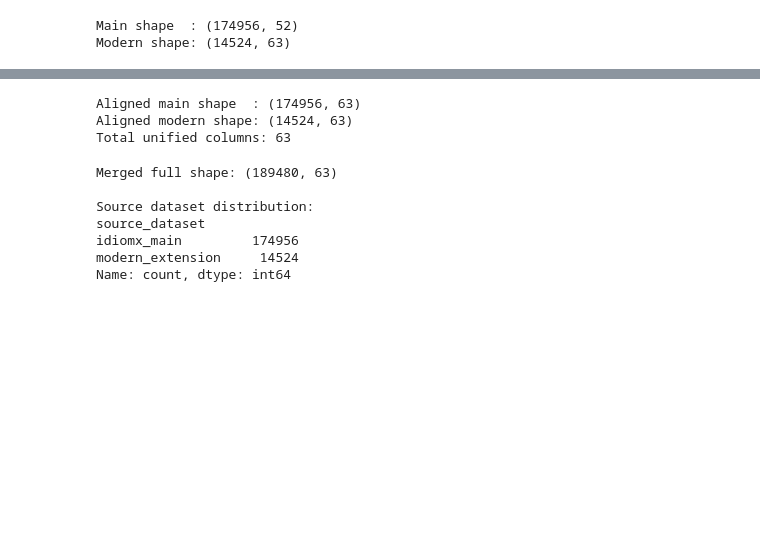
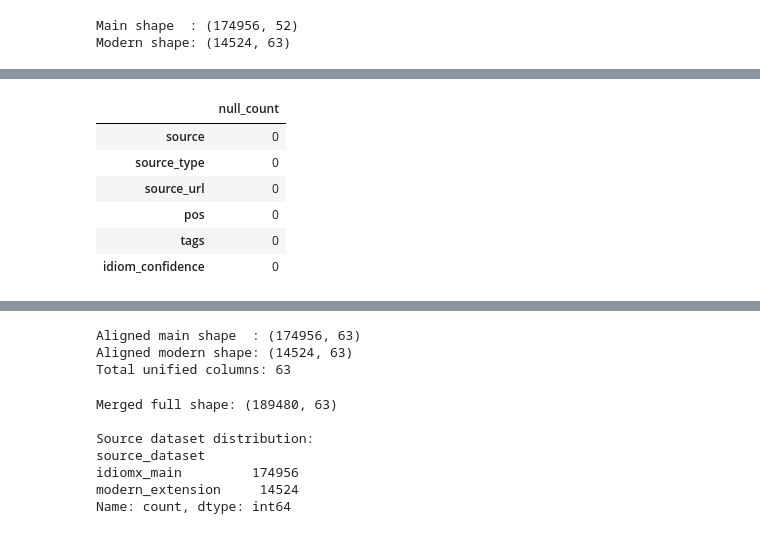
Before and after one commit to aymanshar/idiomx-dataset, a Jupyter notebook: notebooks/05_merge_idiomX_and_modern_idiom.ipynb, the cells around one changed output, grey strips where cells are left out. Saved outputs shown, nothing was run; the diff lists cells and outputs as text; code cells hidden in the pictures; blank space fills up the shorter version.

```diff
--- a/notebooks/05_merge_idiomX_and_modern_idiom.ipynb
+++ b/notebooks/05_merge_idiomX_and_modern_idiom.ipynb
@@ -49,0 +105,91 @@ Columns only in modern dataset:
+# %%
+# [MODERN FIX 4] Fill null source metadata in df_modern from cleaned source files
+
+# normalize join key in modern dataset
+df_modern["idiom_canonical_norm"] = (
+    df_modern["idiom_canonical"]
+    .astype(str)
+    .str.strip()
+    .str.lower()
+)
+
+# build source metadata table from cleaned files
+source_dfs = []
+
+for path in source_files:
+    if path.exists():
+        temp = pd.read_csv(path, low_memory=False)
+
+        if "idiom" in temp.columns:
+            temp = temp.rename(columns={"idiom": "idiom_canonical"})
+
+        temp["idiom_canonical_norm"] = (
+            temp["idiom_canonical"]
+            .astype(str)
+            .str.strip()
+            .str.lower()
+        )
+
+        temp["__source_file"] = path.name
+        source_dfs.append(temp)
+
+df_source_meta = pd.concat(source_dfs, ignore_index=True)
+
+# keep best available metadata columns
+meta_cols = [
+    "idiom_canonical_norm",
+    "source",
+    "source_type",
+    "source_url",
+    "pos",
+    "tags",
+    "idiom_confidence",
+    "__source_file",
+]
+
+meta_cols = [c for c in meta_cols if c in df_source_meta.columns]
+df_source_meta = df_source_meta[meta_cols].copy()
+
+# if multiple rows per idiom exist, keep first non-null-rich row
+df_source_meta["_non_null_count"] = df_source_meta.notna().sum(axis=1)
+df_source_meta = (
+    df_source_meta
+    .sort_values(["idiom_canonical_norm", "_non_null_count"], ascending=[True, False])
+    .drop_duplicates(subset=["idiom_canonical_norm"], keep="first")
+    .drop(columns=["_non_null_count"])
+    .copy()
+)
+
+# merge metadata into modern dataset
+df_modern = df_modern.merge(
+    df_source_meta,
+    on="idiom_canonical_norm",
+    how="left",
+    suffixes=("", "_src")
+)
+
+# fill only nulls in target columns
+fill_map = {
+    "source": "source_src",
+    "source_type": "source_type_src",
+    "source_url": "source_url_src",
+    "pos": "pos_src",
+    "tags": "tags_src",
+    "idiom_confidence": "idiom_confidence_src",
+}
+
+for target_col, src_col in fill_map.items():
+    if target_col in df_modern.columns and src_col in df_modern.columns:
+        df_modern[target_col] = df_modern[target_col].combine_first(df_modern[src_col])
+
+# cleanup helper columns from merge
+drop_cols = [c for c in df_modern.columns if c.endswith("_src")]
+df_modern = df_modern.drop(columns=drop_cols, errors="ignore")
+
+print("Null counts after filling source metadata:")
+display(
+    df_modern[
+        ["source", "source_type", "source_url", "pos", "tags", "idiom_confidence"]
+    ].isna().sum().to_frame("null_count")
+)
+# %% [output]
@@ -49,0 +197,7 @@ Columns only in modern dataset:
+|  | null_count |
+| source | 0 |
+| source_type | 0 |
+| source_url | 0 |
+| pos | 0 |
+| tags | 0 |
+| idiom_confidence | 0 |
```
Also changed, not shown: parts of 21 cells of this notebook.
